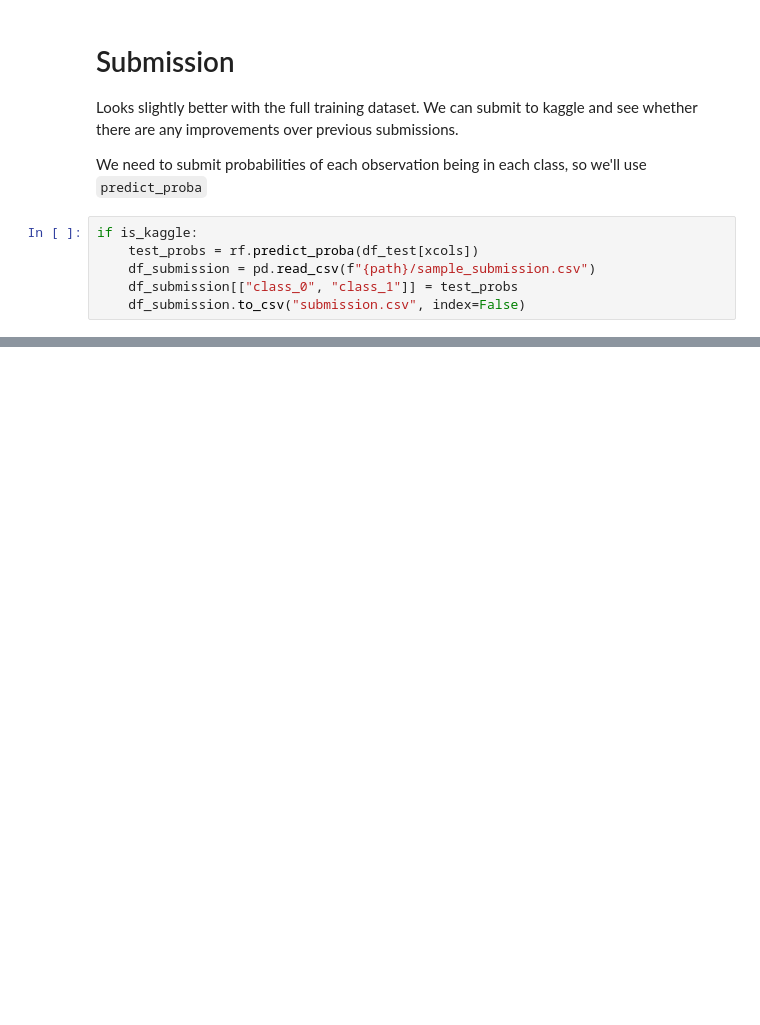
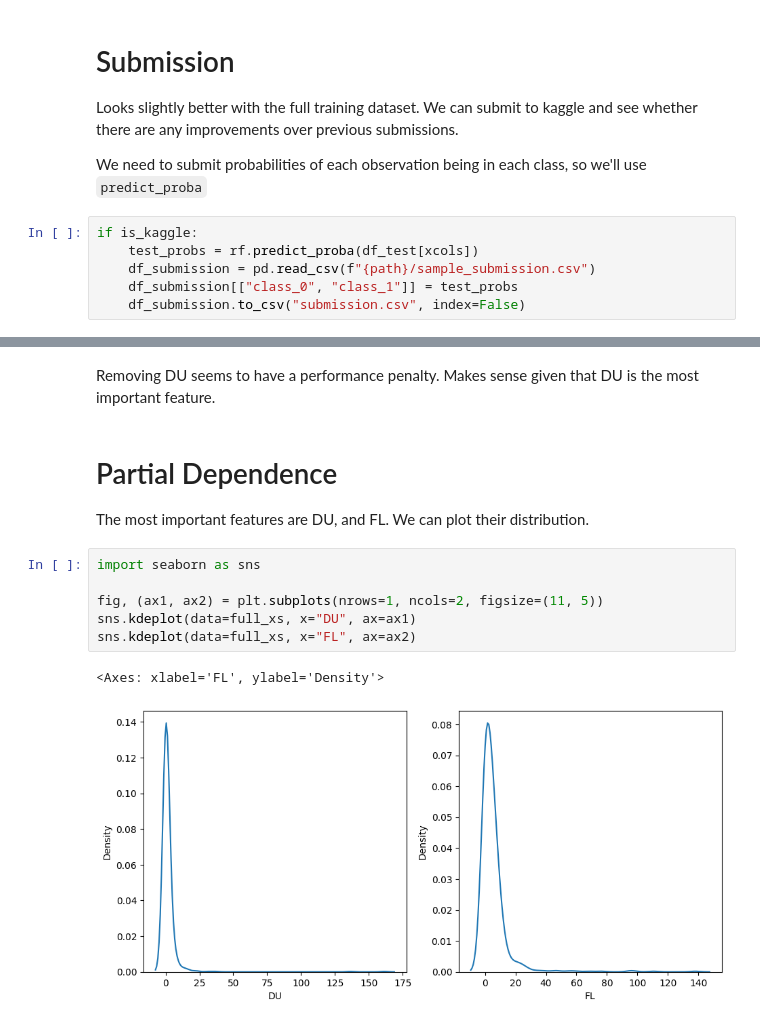
Before and after one commit to programmer-ke/icr-age-related-kaggle-competition, a Jupyter notebook: notebooks/random-forest-explorations.ipynb, the cells around one changed output, grey strips where cells are left out. Saved outputs shown, nothing was run; the diff lists cells and outputs as text; blank space fills up the shorter version.

```diff
--- a/notebooks/random-forest-explorations.ipynb
+++ b/notebooks/random-forest-explorations.ipynb
@@ -290,0 +416,15 @@ if is_kaggle:
+# %% [markdown]
+Removing DU seems to have a performance penalty. Makes sense given that DU is the most important feature.
+# %% [markdown]
+# Partial Dependence
+
+The most important features are DU, and FL. We can plot their distribution.
+# %%
+import seaborn as sns
+
+fig, (ax1, ax2) = plt.subplots(nrows=1, ncols=2, figsize=(11, 5))
+sns.kdeplot(data=full_xs, x="DU", ax=ax1)
+sns.kdeplot(data=full_xs, x="FL", ax=ax2)
+# %% [output]
+<Axes: xlabel='FL', ylabel='Density'>
+[figure, added]
```
Also changed, not shown: parts of 31 cells of this notebook.
